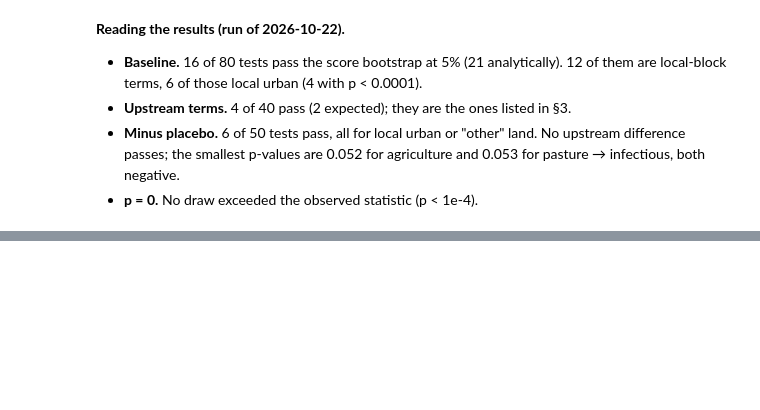
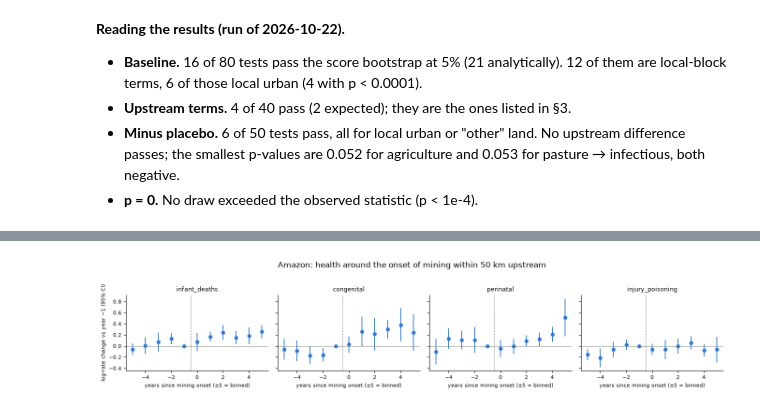
Before and after one commit to felixschulz385/Masterthesis, a Jupyter notebook: output/notebooks/health/02_analysis.ipynb, the cells around one changed output, grey strips where cells are left out. Saved outputs shown, nothing was run; the diff lists cells and outputs as text; code cells hidden in the pictures; blank space fills up the shorter version.

```diff
--- a/output/notebooks/health/02_analysis.ipynb
+++ b/output/notebooks/health/02_analysis.ipynb
@@ -590,0 +825,45 @@ display(bootstrap[(bootstrap["p_wcb"] < 0.05) | (bootstrap["p_analytic"] < 0.05)
+# %%
+EVENT_BINS = range(-5, 6)
+onset_year = (mining[mining.mun_id.isin(amazon_switchers) & (mining[H.UPSTREAM_MINING_PRESENT] == 1)]
+              .groupby("mun_id")["year"].min())
+event_time = (mining["year"] - mining["mun_id"].map(onset_year)).clip(-5, 5)
+EVENT_TERMS = {}
+for k in EVENT_BINS:
+    if k == -1:
+        continue
+    name = f"event_{'m' if k < 0 else 'p'}{abs(k)}"
+    mining[name] = (event_time == k).astype(float)
+    EVENT_TERMS[name] = k
+RHS_EVENT = " + ".join([*EVENT_TERMS, f"{H.UPSTREAM_MINING_PRESENT}__other", f"{H.LOCAL_MINING_PRESENT}__amazon",
+                        f"{H.LOCAL_MINING_PRESENT}__other", H.UPSTREAM_MINING_PP, H.LOCAL_MINING_PP, RHS])
+EVENT_OUTCOMES = ["infant_deaths", "congenital", "perinatal", "injury_poisoning"]
+event_fits = fit_all(EVENT_OUTCOMES, data=mining, rhs=RHS_EVENT)
+event_table = tidy(event_fits, "event study")
+event_long = event_table[event_table["Coefficient"].isin(EVENT_TERMS)].assign(k=lambda t: t["Coefficient"].map(EVENT_TERMS))
+
+fig, axes = plt.subplots(1, len(EVENT_OUTCOMES), figsize=(3.4 * len(EVENT_OUTCOMES), 2.8), sharey=True)
+for ax, outcome in zip(axes, EVENT_OUTCOMES):
+    sub = pd.concat([event_long[event_long["outcome"] == outcome],
+                     pd.DataFrame({"k": [-1], "Estimate": [0.0], "2.5%": [0.0], "97.5%": [0.0]})]).sort_values("k")
+    ax.errorbar(sub["k"], sub["Estimate"], yerr=[sub["Estimate"] - sub["2.5%"], sub["97.5%"] - sub["Estimate"]],
+                fmt="o", ms=5, lw=1.3, capsize=0, color=SERIES_COLORS[0])
+    ax.axhline(0, color="#8a8a85", lw=0.8, zorder=0)
+    ax.axvline(-0.5, color="#8a8a85", lw=0.8, ls="--", zorder=0)
+    ax.set_title(outcome, fontsize=9)
+    ax.set_xlabel("years since mining onset (±5 = binned)", fontsize=8)
+    ax.tick_params(labelsize=8)
+axes[0].set_ylabel("log-rate change vs year −1 (95% CI)", fontsize=8)
+fig.suptitle("Amazon: health around the onset of mining within 50 km upstream", y=1.02)
+plt.tight_layout()
+plt.show()
+
+pre = event_long[event_long["k"] < -1]
+post = event_long[event_long["k"] >= 0]
+display(pd.DataFrame({
+    "mean pre-onset (−5…−2)": pre.groupby("outcome")["Estimate"].mean(),
+    "pre-onset significant at 5%": pre.groupby("outcome")["Pr(>|t|)"].apply(lambda p: int((p < 0.05).sum())),
+    "mean post-onset (0…+5)": post.groupby("outcome")["Estimate"].mean(),
+    "post-onset significant at 5%": post.groupby("outcome")["Pr(>|t|)"].apply(lambda p: int((p < 0.05).sum())),
+}).loc[EVENT_OUTCOMES].round(3))
+# %% [output]
+[figure, added]
```
Also changed, not shown: parts of 25 cells of this notebook, 3 other files.
